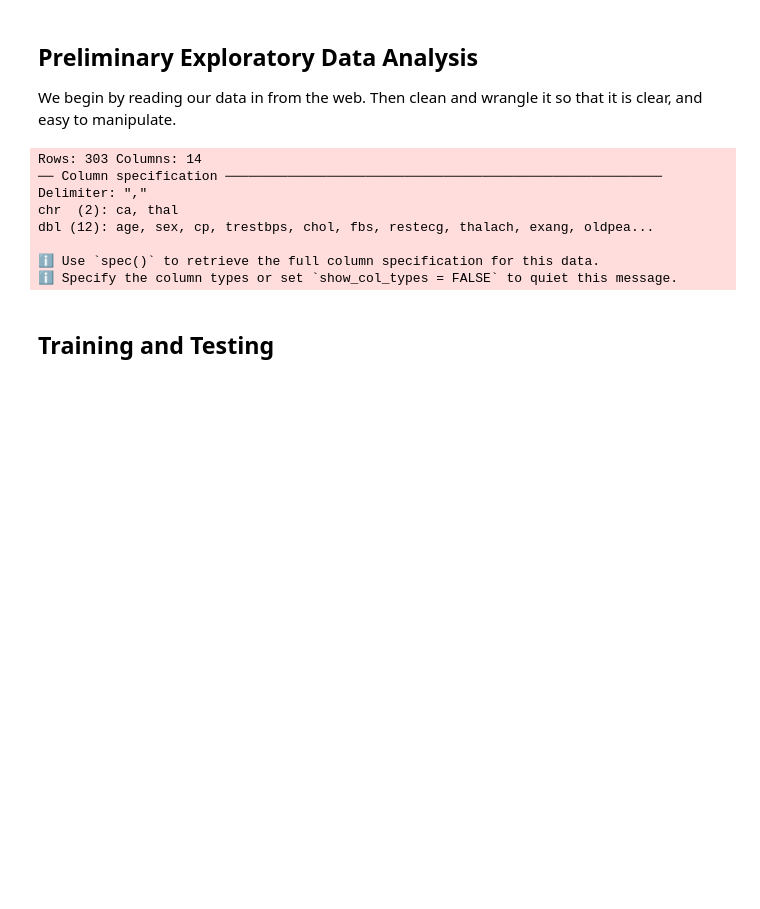
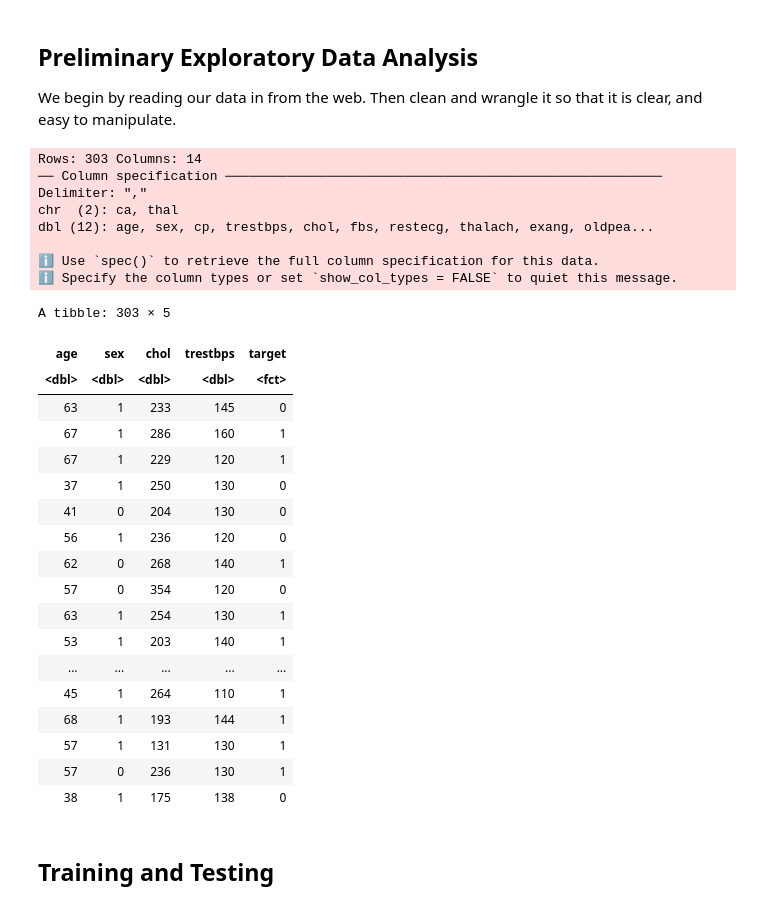
Before and after one commit to sandrapruner/DSCI-100-Project, a Jupyter notebook: Proposal.ipynb, the cells around one changed output. Drawn from its saved outputs; the diff is of its cells as text; code cells hidden in the pictures; blank space fills up the shorter version.

```diff
--- a/Proposal.ipynb
+++ b/Proposal.ipynb
@@ -17,35 +17,54 @@ library(dplyr)
 # Load in libaries
 
 #Set URL of dataset
 url <- "https://archive.ics.uci.edu/ml/machine-learning-databases/heart-disease/processed.cleveland.data"
 
 #Set file path of dataset
 file_path <- "processed.cleveland.data"
 
 #Get character vector of Column Names of Dataset
 column_names <- c("age", "sex", "cp", "trestbps", "chol", "fbs", "restecg",
                   "thalach", "exang", "oldpeak", "slope", "ca", "thal", "target")
 
 #Download dataset into R
 download.file(url, destfile = file_path, method = "auto")
 
 #Read dataset into heart_csv
 heart_csv <- read_delim("processed.cleveland.data", delim = ",", col_names = column_names)
 
 #Clean dataset
 heart_data <- heart_csv |>
     select(age, sex, chol, trestbps, target) |>
-    mutate(target = as_factor(ifelse(target > 0, 1, 0))) |>
-    mutate(age = as_factor(age))
+    mutate(target = as_factor(ifelse(target > 0, 1, 0)))
+heart_data
 # %% [output]
 Rows: 303 Columns: 14
 ── Column specification ────────────────────────────────────────────────────────
 Delimiter: ","
 chr  (2): ca, thal
 dbl (12): age, sex, cp, trestbps, chol, fbs, restecg, thalach, exang, oldpea...
 
 ℹ Use `spec()` to retrieve the full column specification for this data.
 ℹ Specify the column types or set `show_col_types = FALSE` to quiet this message.
+A tibble: 303 × 5
+| age | sex | chol | trestbps | target |
+| <dbl> | <dbl> | <dbl> | <dbl> | <fct> |
+| 63 | 1 | 233 | 145 | 0 |
+| 67 | 1 | 286 | 160 | 1 |
+| 67 | 1 | 229 | 120 | 1 |
+| 37 | 1 | 250 | 130 | 0 |
+| 41 | 0 | 204 | 130 | 0 |
+| 56 | 1 | 236 | 120 | 0 |
+| 62 | 0 | 268 | 140 | 1 |
+| 57 | 0 | 354 | 120 | 0 |
+| 63 | 1 | 254 | 130 | 1 |
+| 53 | 1 | 203 | 140 | 1 |
+| ... | ... | ... | ... | ... |
+| 45 | 1 | 264 | 110 | 1 |
+| 68 | 1 | 193 | 144 | 1 |
+| 57 | 1 | 131 | 130 | 1 |
+| 57 | 0 | 236 | 130 | 1 |
+| 38 | 1 | 175 | 138 | 0 |
 # %% [markdown]
 ## Training and Testing
 # %%
```
Also changed, not shown: parts of 2 cells of this notebook.
